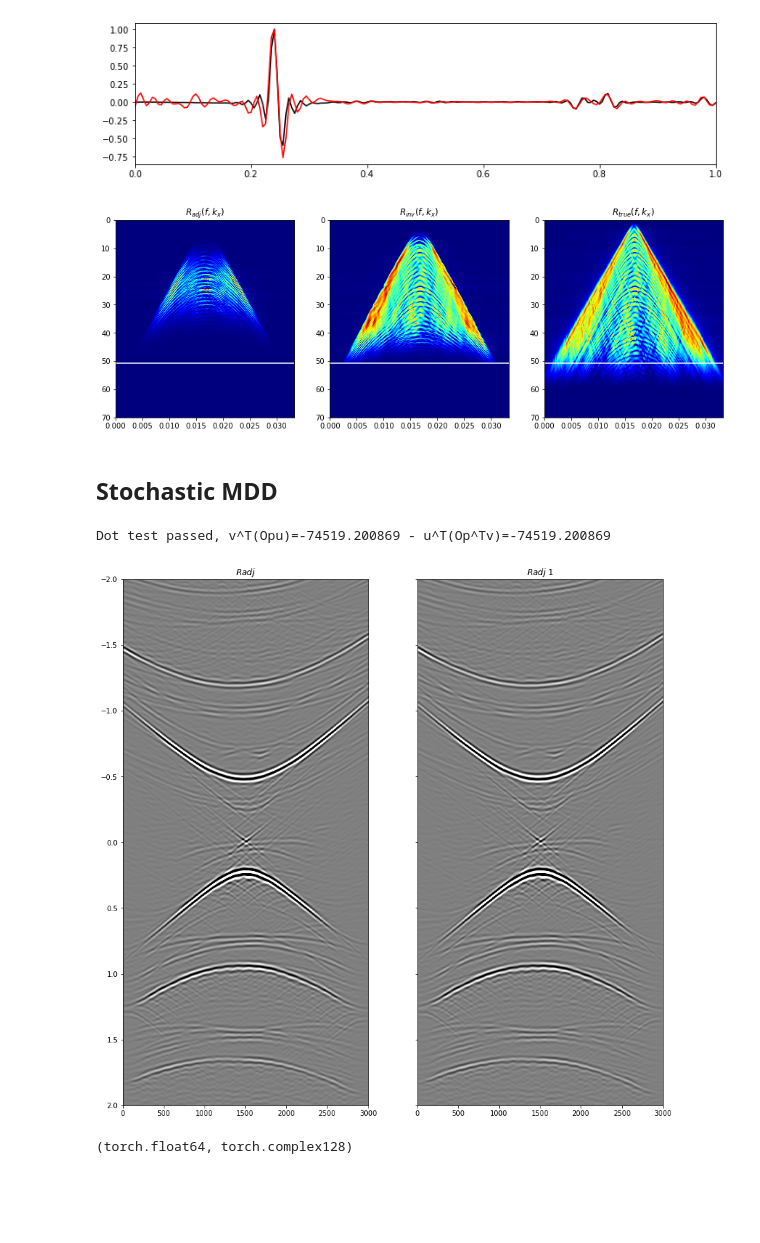
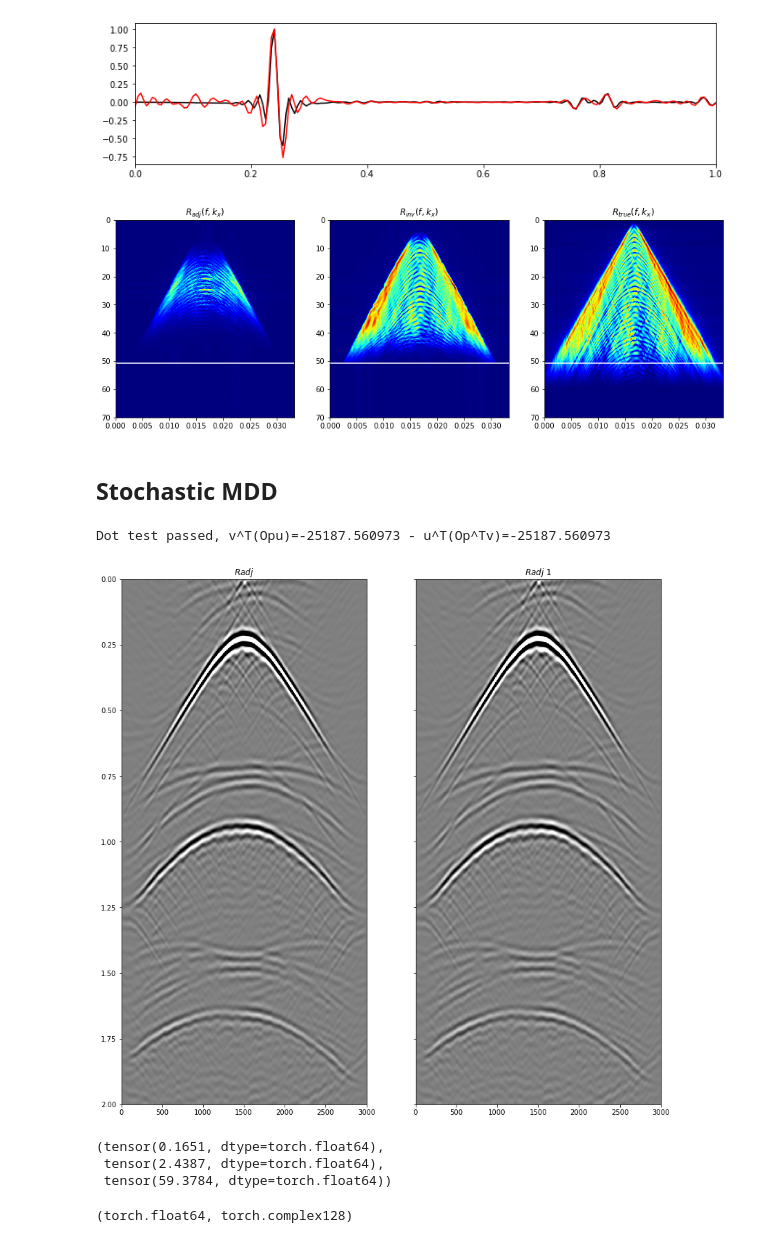
Before and after one commit to DIG-Kaust/MDD-StochasticSolvers, a Jupyter notebook: WavefieldSeparation-dipping_MDD_stochastic_singlesource.ipynb, the cells around one changed output. Saved outputs shown, nothing was run; the diff lists cells and outputs as text; code cells hidden in the pictures; blank space fills up the shorter version.

```diff
--- a/WavefieldSeparation-dipping_MDD_stochastic_singlesource.ipynb
+++ b/WavefieldSeparation-dipping_MDD_stochastic_singlesource.ipynb
@@ -249,0 +223,11 @@ Iterations = 20        Total time (s) = 11.16
+# %%
+PDOWN = np.fft.rfft(pdown.transpose(1, 0, 2), ntpad, axis=0)
+PDOWN = PDOWN[:nfmax]
+
+MDCop = MDC(PDOWN, nt=ntpad,
+            nv=1, dt=dt, dr=dr,
+            twosided=False, transpose=False)
+
+# Adjoint
+Radj = MDCop.H * pup[:, :, nr//2].T.ravel()
+Radj = np.real(Radj).reshape(ntpad, nr).T
@@ -284,7 +300,7 @@ plt.xlim(0, 1.);
 # %%
 nfft = 2*ntpad-11
 
-FFTop = FFT2D(dims=[nr, 2*ntpad-1], nffts=[nfft, nfft], sampling=[dr, dt])
+FFTop = FFT2D(dims=[nr, ntpad], nffts=[nfft, nfft], sampling=[dr, dt])
 
 RADJ = (FFTop*Radj.ravel()).reshape(nfft, nfft)
 RINV = (FFTop*Rinv.ravel()).reshape(nfft, nfft)
@@ -313,7 +329,7 @@ axs[2].set_title(r'$R_{true}(f, k_x)$')
 axs[2].axis('tight');
 axs[2].set_ylim(70, 0);
 # %% [output]
-[figure, old version]
+[figure, new version]
 # %% [markdown]
 ## Stochastic MDD
 # %%
@@ -340,39 +356,39 @@ avgdict = {}
 enormdict = {}
 mdict = {}
 # %%
-pup = pup[:, :, nr//2]
+pup = pup[:, :, nr//2].T
 pdown = np.swapaxes(pdown, 2, 1)
 
-pup2 = np.concatenate((np.zeros((ns, ntpad-1)), pup), axis=-1).T
-pdown2 = np.concatenate((np.zeros((ns, nr, ntpad-1)), pdown), axis=-1)
+#pup2 = np.concatenate((np.zeros((ns, ntpad-1)), pup), axis=-1).T
+#pdown2 = np.concatenate((np.zeros((ns, nr, ntpad-1)), pdown), axis=-1)
 # %%
-pdown_fft = np.fft.rfft(pdown2, 2*ntpad-1, axis=-1)
+pdown_fft = np.fft.rfft(pdown, ntpad, axis=-1)
 pdown_fft = pdown_fft[...,:2*nfmax]
 pdown_fft = pdown_fft.transpose(2,0,1)
 
-MDCop=MDC(pdown_fft, nt=2*ntpad-1, nv=1, dt=dt, dr=dr,
-          twosided=True, transpose=False)
+MDCop=MDC(pdown_fft, nt=ntpad, nv=1, dt=dt, dr=dr,
+          twosided=False, transpose=False)
 dottest(MDCop, MDCop.shape[0], MDCop.shape[1], complexflag=0, verb=True);
 # %% [output]
-Dot test passed, v^T(Opu)=-74519.200869 - u^T(Op^Tv)=-74519.200869
+Dot test passed, v^T(Opu)=-25187.560973 - u^T(Op^Tv)=-25187.560973
 # %%
 # Adjoint
-madj = MDCop.H * pup2.ravel()
-madj = madj.reshape(2*ntpad-1, nr)
+madj = MDCop.H * pup.ravel()
+madj = madj.reshape(ntpad, nr)
 # %%
 fig, axs = plt.subplots(1, 2, sharey=True, figsize=(14,14))
 axs[0].imshow(Radj.T, cmap='gray',
               vmin=-0.2*np.abs(Radj).max(), vmax=0.2*np.abs(Radj).max(),
-              extent = (r[0, 0], r[0,-1], t[-1], -t[-1]))
+              extent = (r[0, 0], r[0,-1], t[-1], t[0]))
 axs[0].set_title(r'$Radj$')
 axs[0].axis('tight')
 axs[1].imshow(madj, cmap='gray',
               vmin=-0.2*np.abs(madj).max(), vmax=0.2*np.abs(madj).max(),
-              extent = (r[0, 0], r[0,-1], t[-1], -t[-1]))
+              extent = (r[0, 0], r[0,-1], t[-1], t[0]))
 axs[1].set_title(r'$Radj$ 1')
 axs[1].axis('tight')
-axs[1].set_ylim(2, -2);
+axs[1].set_ylim(2, 0);
 # %% [output]
-[figure, old version]
+[figure, new version]
 # %%
 R = torch.from_numpy(R)
@@ -381 +397,7 @@ pup2 = torch.from_numpy(5*pup2)
+# %%
+R.max(), pup.max(), torch.abs(pdown_fft).max()
+# %% [output]
+(tensor(0.1651, dtype=torch.float64),
+ tensor(2.4387, dtype=torch.float64),
+ tensor(59.3784, dtype=torch.float64))
 # %%
```
Also changed, not shown: parts of 23 cells of this notebook.
